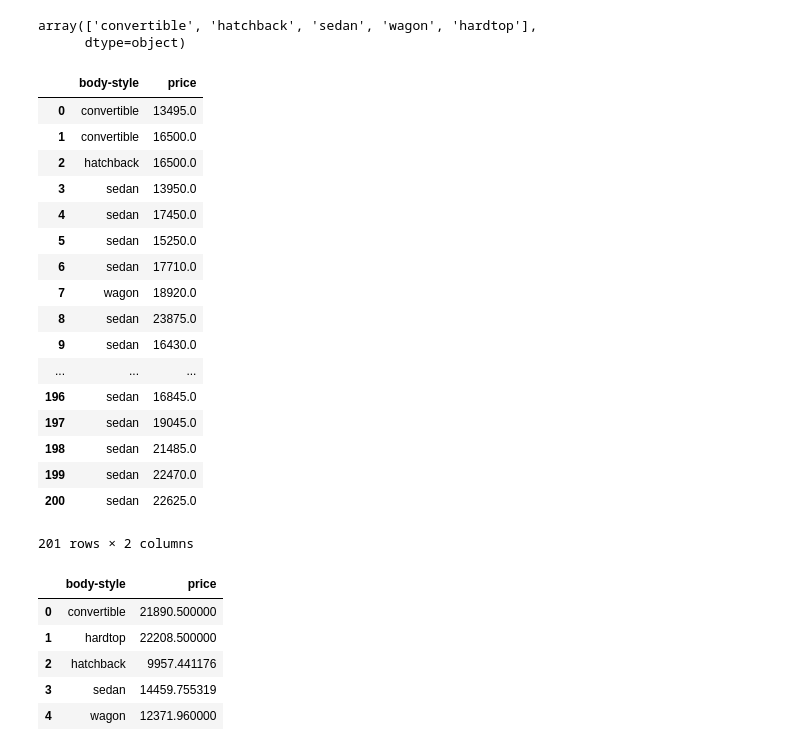
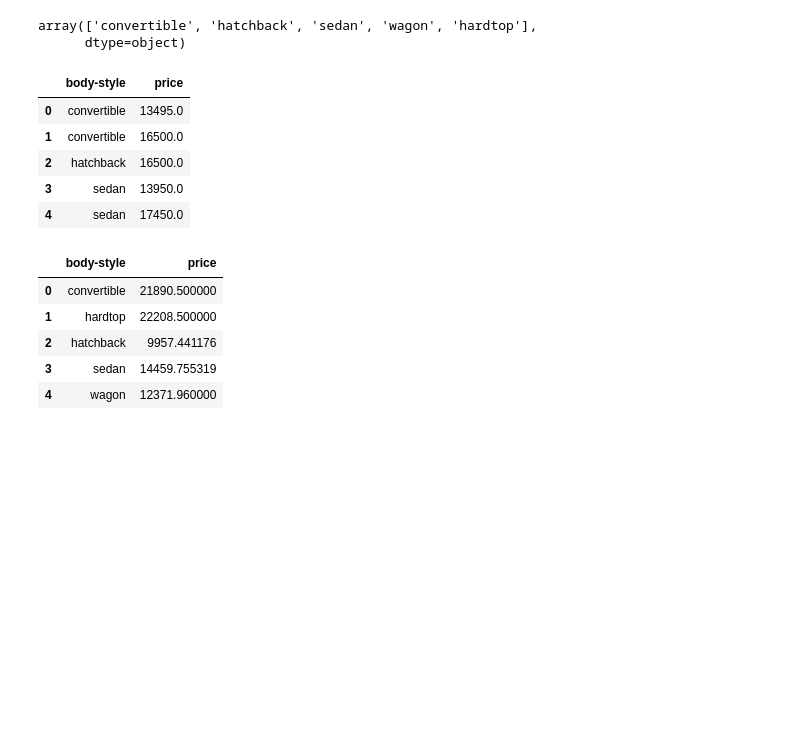
Before and after one commit to aymanibrahim/dapy, a Jupyter notebook: notebooks/03_EDA.ipynb, the cells around one changed output. Saved outputs shown, nothing was run; the diff lists cells and outputs as text; code cells hidden in the pictures; blank space fills up the shorter version.

```diff
--- a/notebooks/03_EDA.ipynb
+++ b/notebooks/03_EDA.ipynb
@@ -363,26 +363,14 @@ array(['convertible', 'hatchback', 'sedan', 'wagon', 'hardtop'],
       dtype=object)
 # %%
 df_group_body_style = df[['body-style','price']]
-df_group_body_style
+df_group_body_style.head()
 # %% [output]
 |  | body-style | price |
 | 0 | convertible | 13495.0 |
 | 1 | convertible | 16500.0 |
 | 2 | hatchback | 16500.0 |
 | 3 | sedan | 13950.0 |
 | 4 | sedan | 17450.0 |
-| 5 | sedan | 15250.0 |
-| 6 | sedan | 17710.0 |
-| 7 | wagon | 18920.0 |
-| 8 | sedan | 23875.0 |
-| 9 | sedan | 16430.0 |
-| ... | ... | ... |
-| 196 | sedan | 16845.0 |
-| 197 | sedan | 19045.0 |
-| 198 | sedan | 21485.0 |
-| 199 | sedan | 22470.0 |
-| 200 | sedan | 22625.0 |
-201 rows × 2 columns
 # %%
 grouped_body_style = df_group_body_style.groupby(['body-style'],as_index=False).mean()
 grouped_body_style
```
Also changed, not shown: parts of 53 cells of this notebook.
